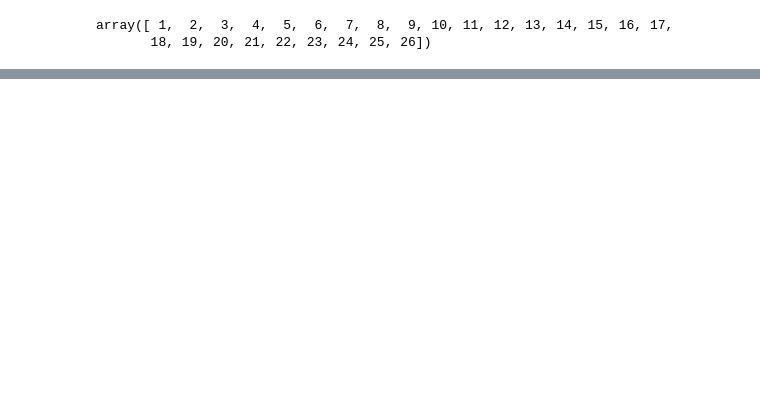
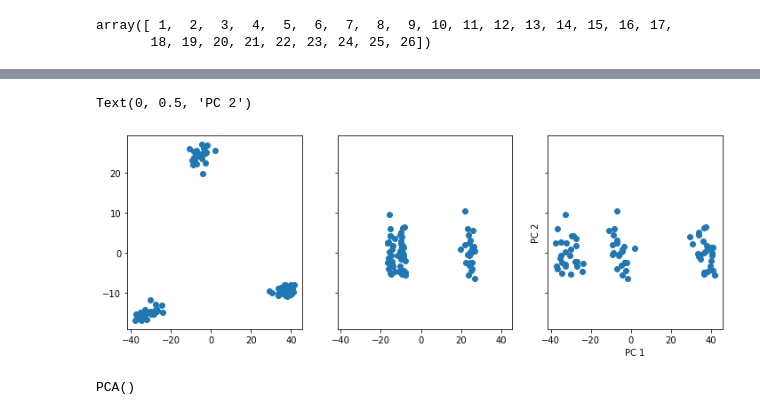
Before and after one commit to JNPauli/Banter, a Jupyter notebook: code/Support_Vector_Machine.ipynb, the cells around one changed output, grey strips where cells are left out. Saved outputs shown, nothing was run; the diff lists cells and outputs as text; code cells hidden in the pictures; blank space fills up the shorter version.

```diff
--- a/code/Support_Vector_Machine.ipynb
+++ b/code/Support_Vector_Machine.ipynb
@@ -302,0 +310,16 @@ plot_img(mean_img_)
+# %%
+fig, ax =plt.subplots(figsize=(12, 4), ncols=3, sharey=True, sharex=True)
+ax[0].scatter(X_transform[:, 0], X_transform[:, 1])
+ax[1].scatter(X_transform[:, 1], X_transform[:, 2])
+ax[2].scatter(X_transform[:, 0], X_transform[:, 2])
+plt.xlabel('PC 1')
+plt.ylabel('PC 2')
+# %% [output]
+Text(0, 0.5, 'PC 2')
+[figure, added]
+# %%
+rand_X = np.random.normal(size=X_.shape)
+pca_rand = PCA()
+pca_rand.fit(rand_X)
+# %% [output]
+PCA()
```
Also changed, not shown: parts of 30 cells of this notebook.
